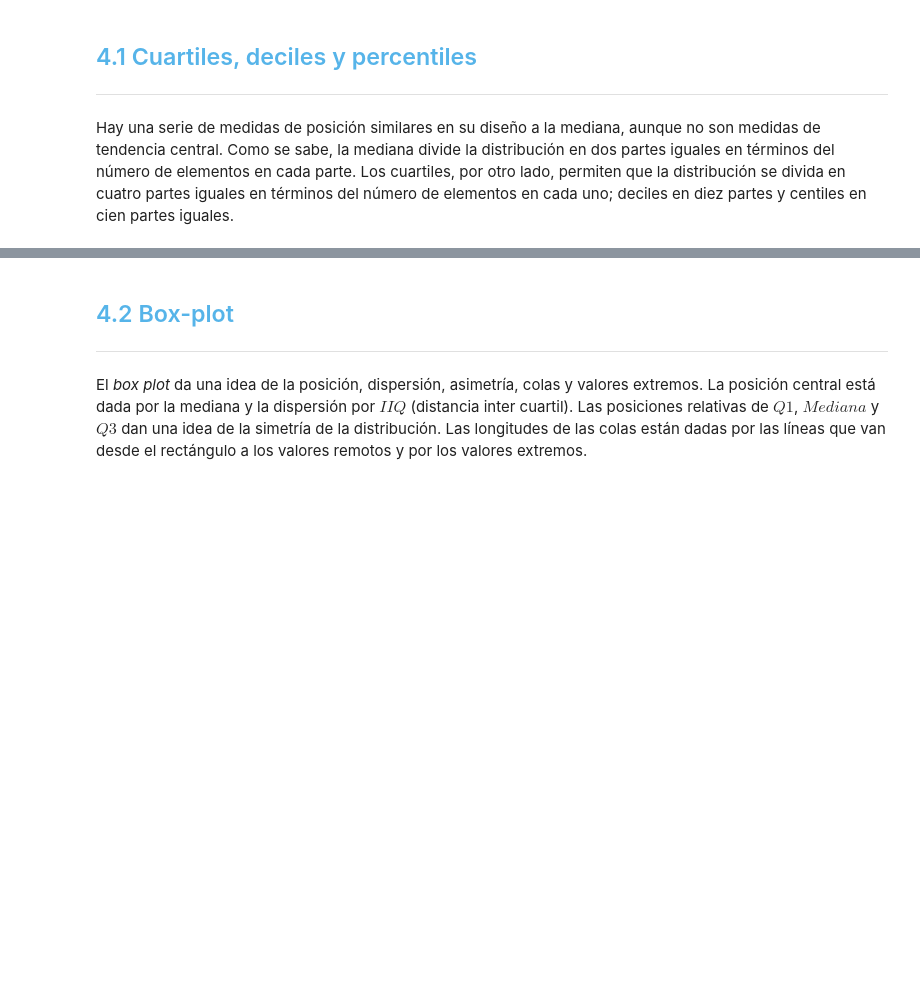
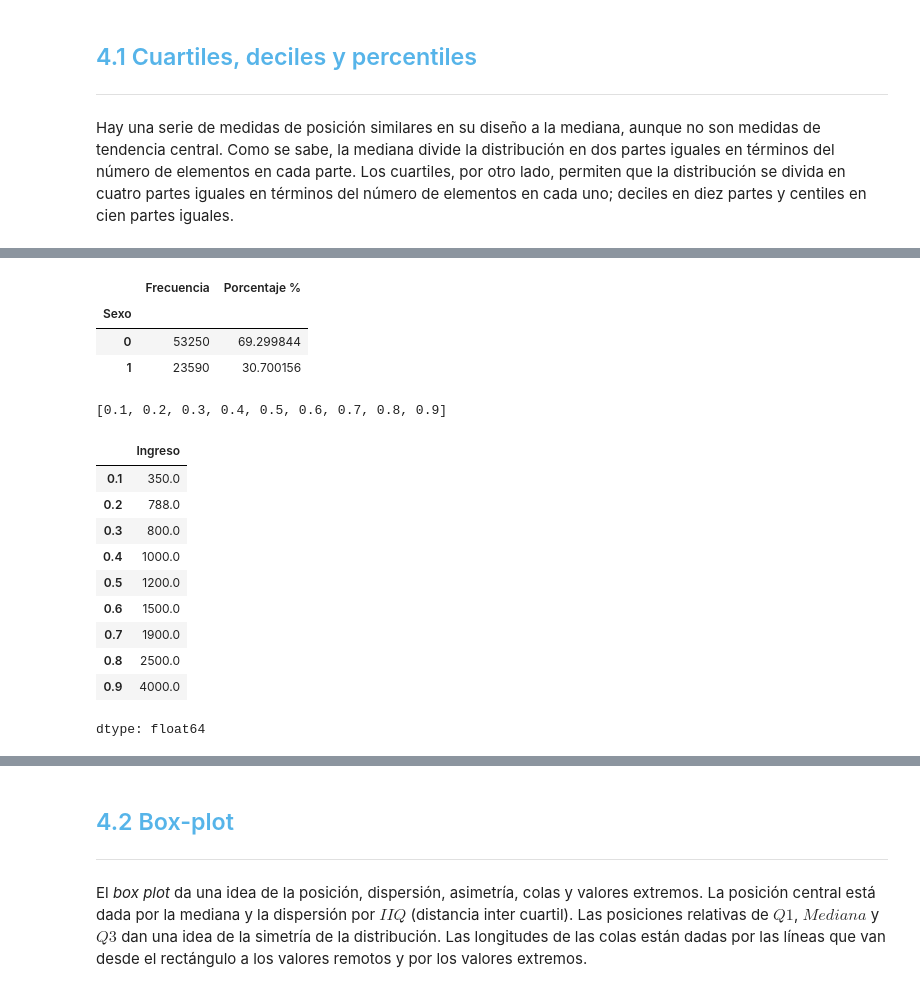
Before and after one commit to novemberrn/Amigo-secreto-1, a Jupyter notebook: Curso_de_Estadística_con_Python_1.ipynb, the cells around one changed output, grey strips where cells are left out. Drawn from its saved outputs; the diff is of its cells as text; code cells hidden in the pictures; blank space fills up the shorter version.

```diff
--- a/Curso_de_Estadística_con_Python_1.ipynb
+++ b/Curso_de_Estadística_con_Python_1.ipynb
@@ -337,0 +461,25 @@ Hay una serie de medidas de posición similares en su diseño a la mediana, aunq
+# %%
+dist_frec_cualitativa
+# %% [output]
+|  | Frecuencia | Porcentaje % |
+| Sexo |  |  |
+| 0 | 53250 | 69.299844 |
+| 1 | 23590 | 30.700156 |
+# %%
+[i/10 for i in range(1,10)]
+# %% [output]
+[0.1, 0.2, 0.3, 0.4, 0.5, 0.6, 0.7, 0.8, 0.9]
+# %%
+datos.Ingreso.quantile([i/10 for i in range(1,10)])
+# %% [output]
+|  | Ingreso |
+| 0.1 | 350.0 |
+| 0.2 | 788.0 |
+| 0.3 | 800.0 |
+| 0.4 | 1000.0 |
+| 0.5 | 1200.0 |
+| 0.6 | 1500.0 |
+| 0.7 | 1900.0 |
+| 0.8 | 2500.0 |
+| 0.9 | 4000.0 |
+dtype: float64
```
Also changed, not shown: parts of 25 cells of this notebook.
